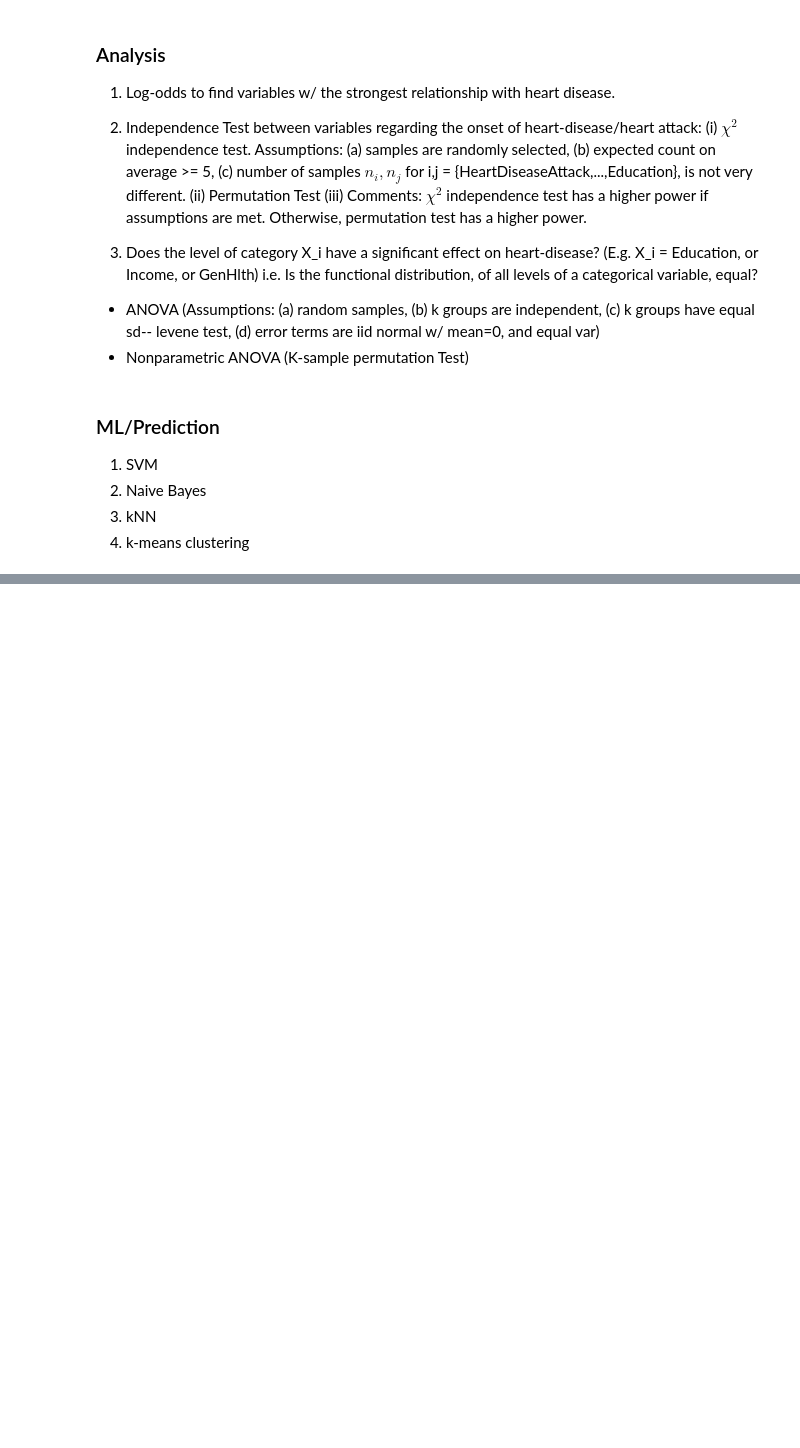
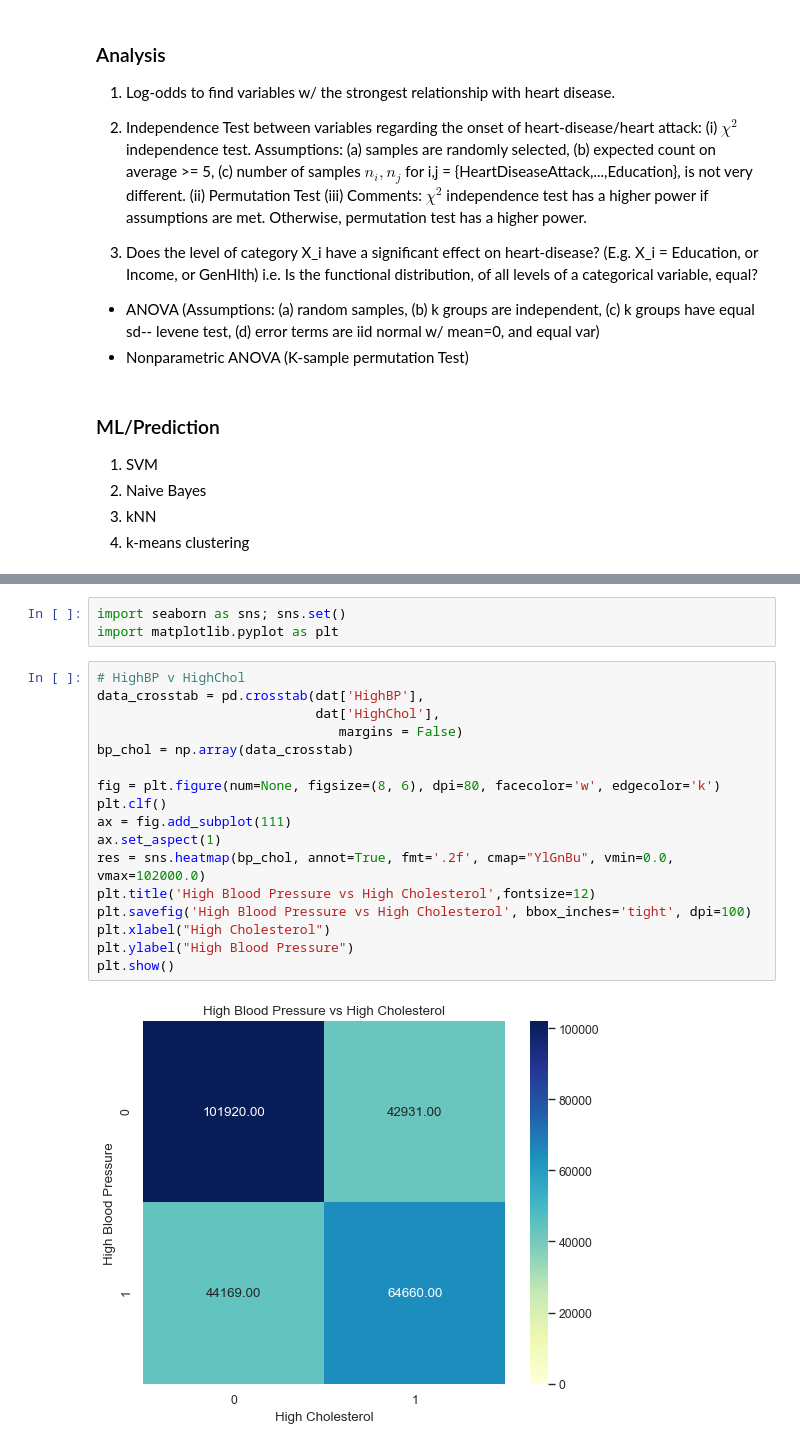
Before and after one commit to Sgipn/HeartDiseaseAnalysis, a Jupyter notebook: notebooks/EDA and Outline.ipynb, the cells around one changed output, grey strips where cells are left out. Cells and saved outputs as stored; diff of their text form; blank space fills up the shorter version.

```diff
--- a/notebooks/EDA and Outline.ipynb
+++ b/notebooks/EDA and Outline.ipynb
@@ -145,0 +160,22 @@ i.e. Is the functional distribution, of all levels of a categorical variable, eq
+# %%
+import seaborn as sns; sns.set()
+import matplotlib.pyplot as plt
+# %%
+# HighBP v HighChol
+data_crosstab = pd.crosstab(dat['HighBP'],
+                            dat['HighChol'],
+                               margins = False)
+bp_chol = np.array(data_crosstab)
+
+fig = plt.figure(num=None, figsize=(8, 6), dpi=80, facecolor='w', edgecolor='k')
+plt.clf()
+ax = fig.add_subplot(111)
+ax.set_aspect(1)
+res = sns.heatmap(bp_chol, annot=True, fmt='.2f', cmap="YlGnBu", vmin=0.0, vmax=102000.0)
+plt.title('High Blood Pressure vs High Cholesterol',fontsize=12)
+plt.savefig('High Blood Pressure vs High Cholesterol', bbox_inches='tight', dpi=100)
+plt.xlabel("High Cholesterol")
+plt.ylabel("High Blood Pressure")
+plt.show()
+# %% [output]
+[figure, added]
```
Also changed, not shown: parts of 28 cells of this notebook.
